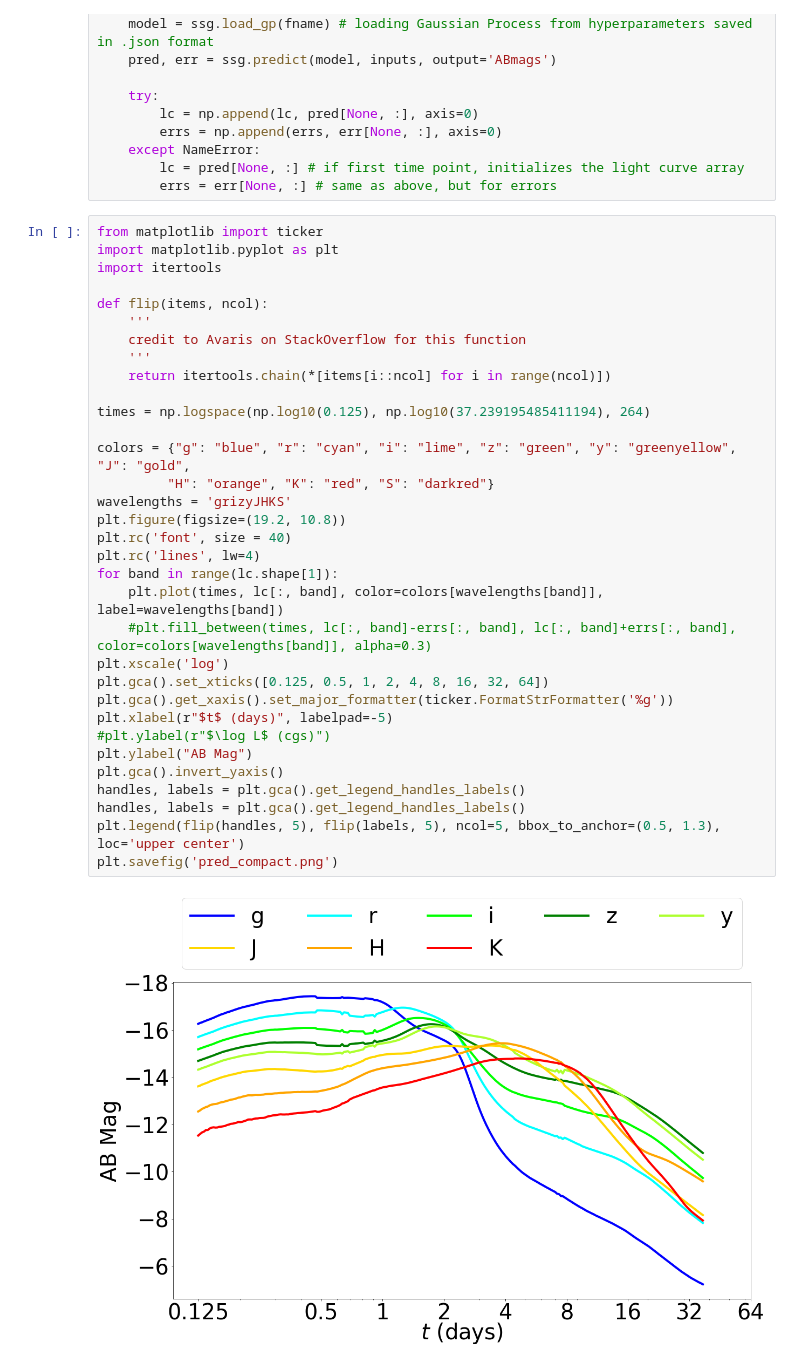
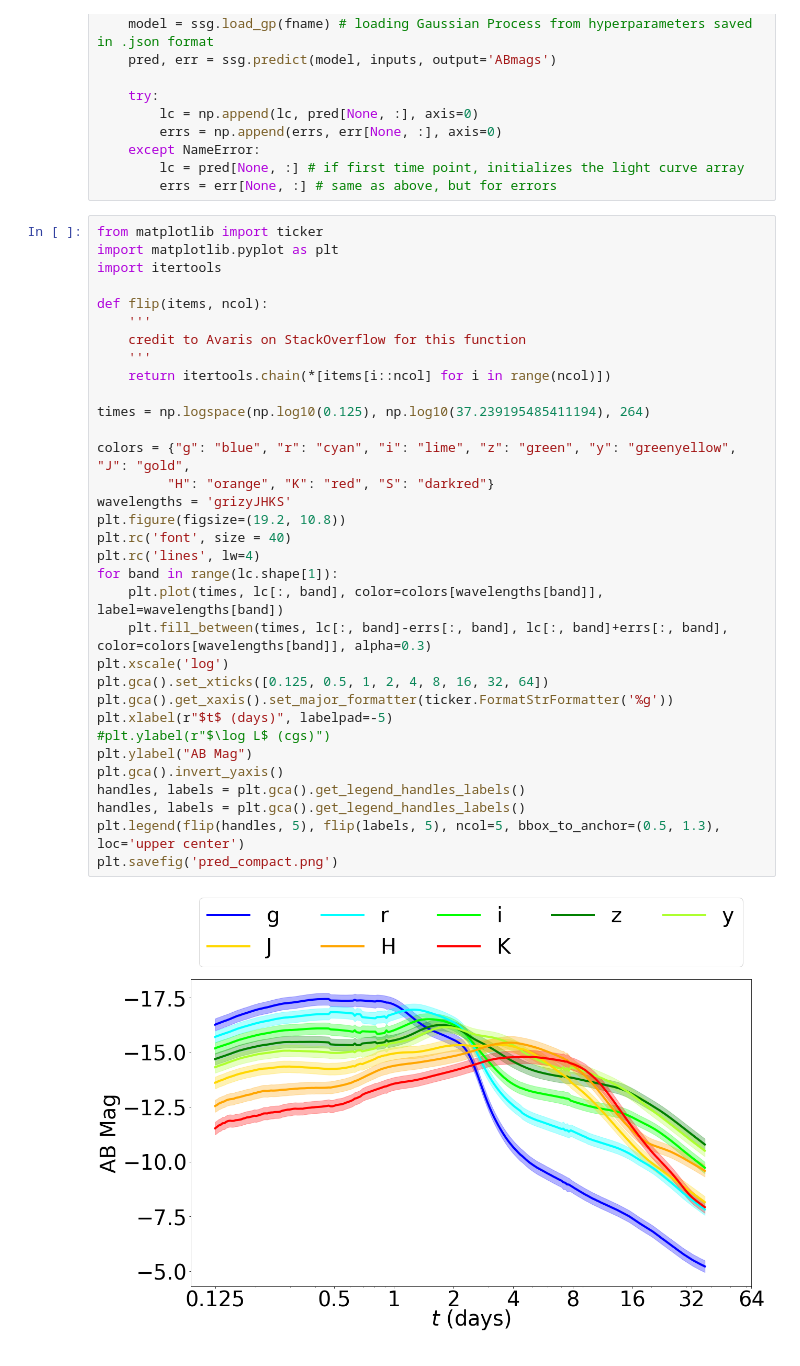
Before and after one commit to markoris/surrogate_kne, a Jupyter notebook: model_prediction_tutorial.ipynb, the cells around one changed output. Drawn from its saved outputs; the diff is of its cells as text.

```diff
--- a/model_prediction_tutorial.ipynb
+++ b/model_prediction_tutorial.ipynb
@@ -47,32 +47,32 @@ import matplotlib.pyplot as plt
 import itertools
 
 def flip(items, ncol):
     '''
     credit to Avaris on StackOverflow for this function
     '''
     return itertools.chain(*[items[i::ncol] for i in range(ncol)])
 
 times = np.logspace(np.log10(0.125), np.log10(37.239195485411194), 264)
 
 colors = {"g": "blue", "r": "cyan", "i": "lime", "z": "green", "y": "greenyellow", "J": "gold",
          "H": "orange", "K": "red", "S": "darkred"}
 wavelengths = 'grizyJHKS'
 plt.figure(figsize=(19.2, 10.8))
 plt.rc('font', size = 40)
 plt.rc('lines', lw=4)
 for band in range(lc.shape[1]):
 	plt.plot(times, lc[:, band], color=colors[wavelengths[band]], label=wavelengths[band])
-	#plt.fill_between(times, lc[:, band]-errs[:, band], lc[:, band]+errs[:, band], color=colors[wavelengths[band]], alpha=0.3)
+	plt.fill_between(times, lc[:, band]-errs[:, band], lc[:, band]+errs[:, band], color=colors[wavelengths[band]], alpha=0.3)
 plt.xscale('log')
 plt.gca().set_xticks([0.125, 0.5, 1, 2, 4, 8, 16, 32, 64])
 plt.gca().get_xaxis().set_major_formatter(ticker.FormatStrFormatter('%g'))
 plt.xlabel(r"$t$ (days)", labelpad=-5)
 #plt.ylabel(r"$\log L$ (cgs)")
 plt.ylabel("AB Mag")
 plt.gca().invert_yaxis()
 handles, labels = plt.gca().get_legend_handles_labels()
 handles, labels = plt.gca().get_legend_handles_labels()
 plt.legend(flip(handles, 5), flip(labels, 5), ncol=5, bbox_to_anchor=(0.5, 1.3), loc='upper center')
 plt.savefig('pred_compact.png')
 # %% [output]
-[figure, old version]
+[figure, new version]
```
Also changed, not shown: 1 other file.
